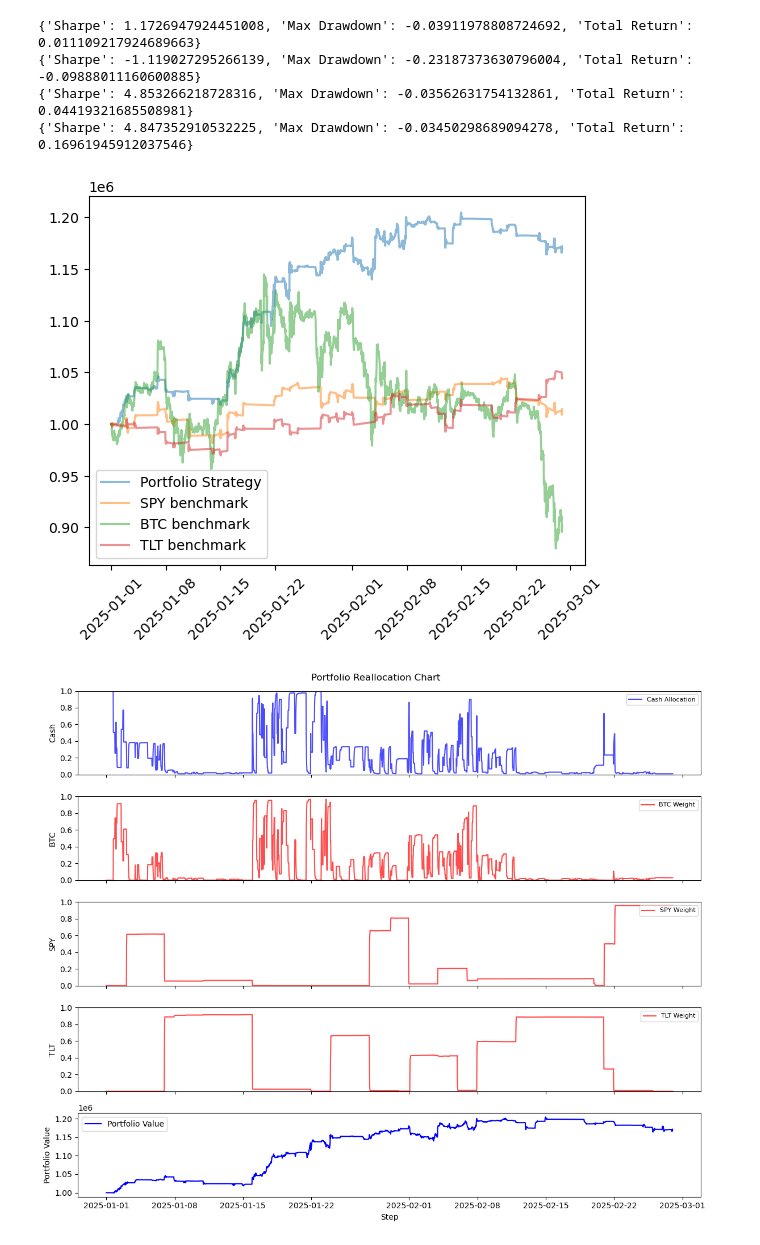
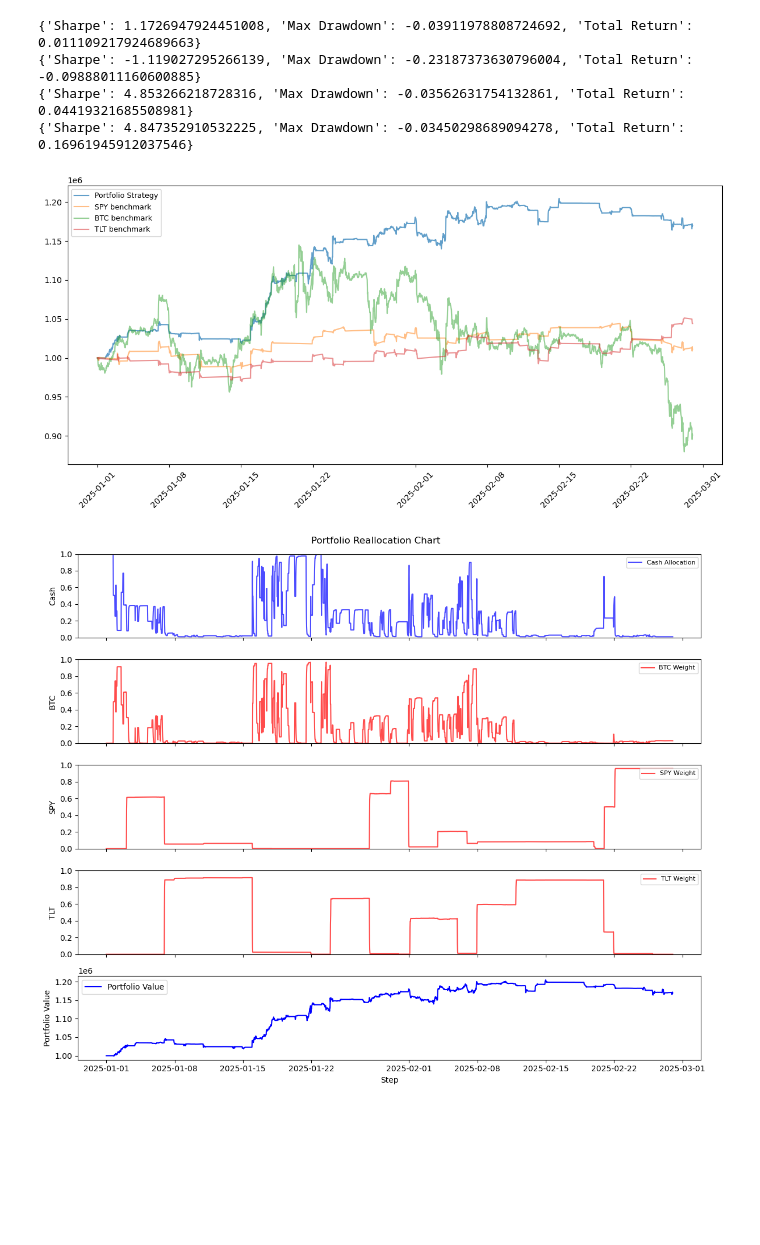
Before and after one commit to jeswid/DSE4211_Trading_Strategy, a Jupyter notebook: src/Bollinger Bands final with RF.ipynb, the cells around one changed output. Cells and saved outputs as stored; diff of their text form; code cells hidden in the pictures; blank space fills up the shorter version.

```diff
--- a/src/Bollinger Bands final with RF.ipynb
+++ b/src/Bollinger Bands final with RF.ipynb
@@ -777,15 +777,19 @@ print(calculate_metrics(df_val_portfolio_joined_data))
 {'Sharpe': 4.853266218728316, 'Max Drawdown': -0.03562631754132861, 'Total Return': 0.04419321685508981}
 {'Sharpe': 4.847352910532225, 'Max Drawdown': -0.03450298689094278, 'Total Return': 0.16961945912037546}
 # %%
-plt.plot(backtesting_df_val['Date'], backtesting_df_val['PortfolioValue'], label = 'Portfolio Strategy', alpha = 0.5)
-plt.plot(spy_portfolio['Date'], spy_portfolio['Value'], label = 'SPY benchmark', alpha = 0.5)
-plt.plot(btc_portfolio['Date'], btc_portfolio['Value'], label = 'BTC benchmark', alpha = 0.5)
-plt.plot(tlt_portfolio['Date'], tlt_portfolio['Value'], label = 'TLT benchmark', alpha = 0.5)
+plt.figure(figsize=(12, 6))  # Make plot bigger
+
+plt.plot(backtesting_df_val['Date'], backtesting_df_val['PortfolioValue'], label='Portfolio Strategy', alpha=0.7)
+plt.plot(spy_portfolio['Date'], spy_portfolio['Value'], label='SPY benchmark', alpha=0.5)
+plt.plot(btc_portfolio['Date'], btc_portfolio['Value'], label='BTC benchmark', alpha=0.5)
+plt.plot(tlt_portfolio['Date'], tlt_portfolio['Value'], label='TLT benchmark', alpha=0.5)
+
 plt.xticks(rotation=45)
-plt.legend()
+plt.legend(fontsize=9)  # Smaller legend font
+plt.tight_layout()
 plt.show()
 # %% [output]
-[figure, old version]
+[figure, new version]
 # %%
 import matplotlib.pyplot as plt
 import pandas as pd
```
Also changed, not shown: parts of 2 cells of this notebook.
